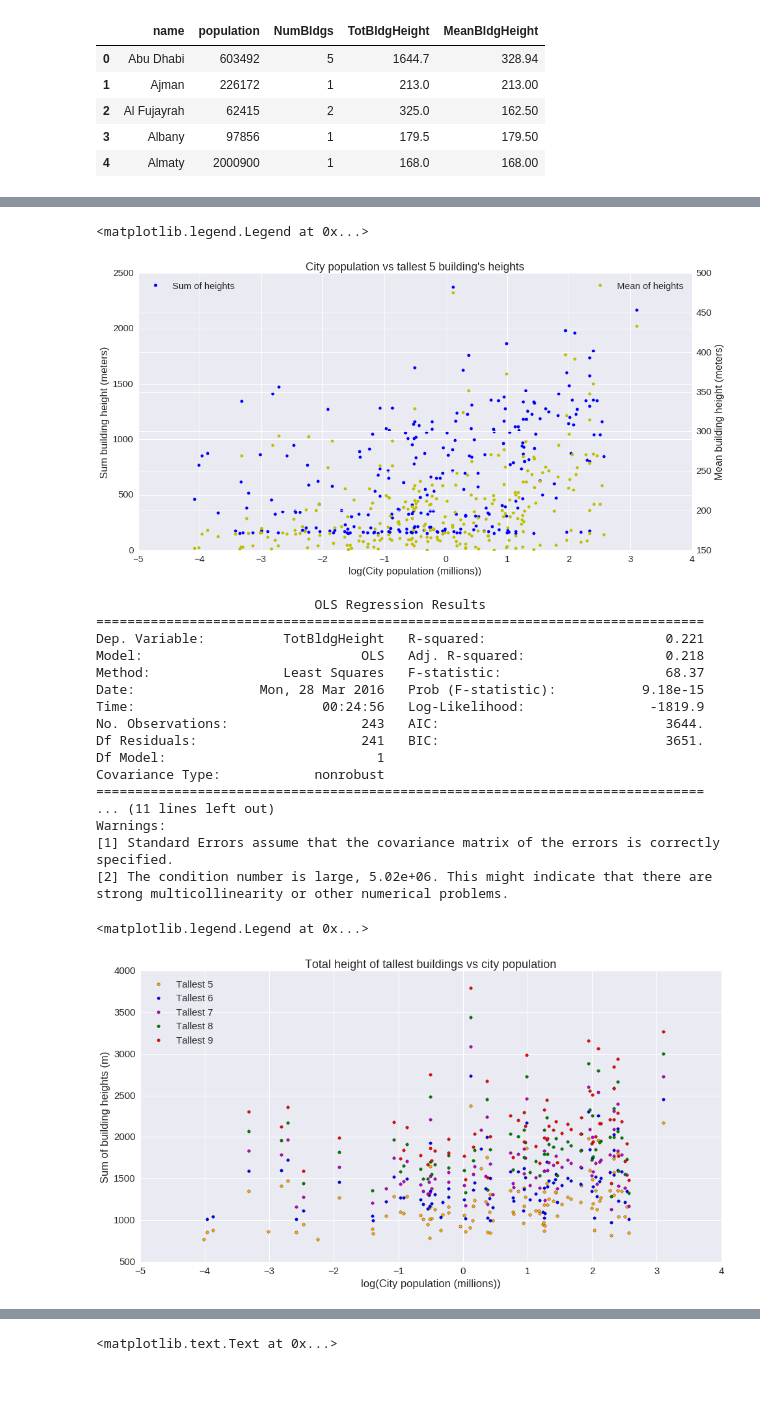
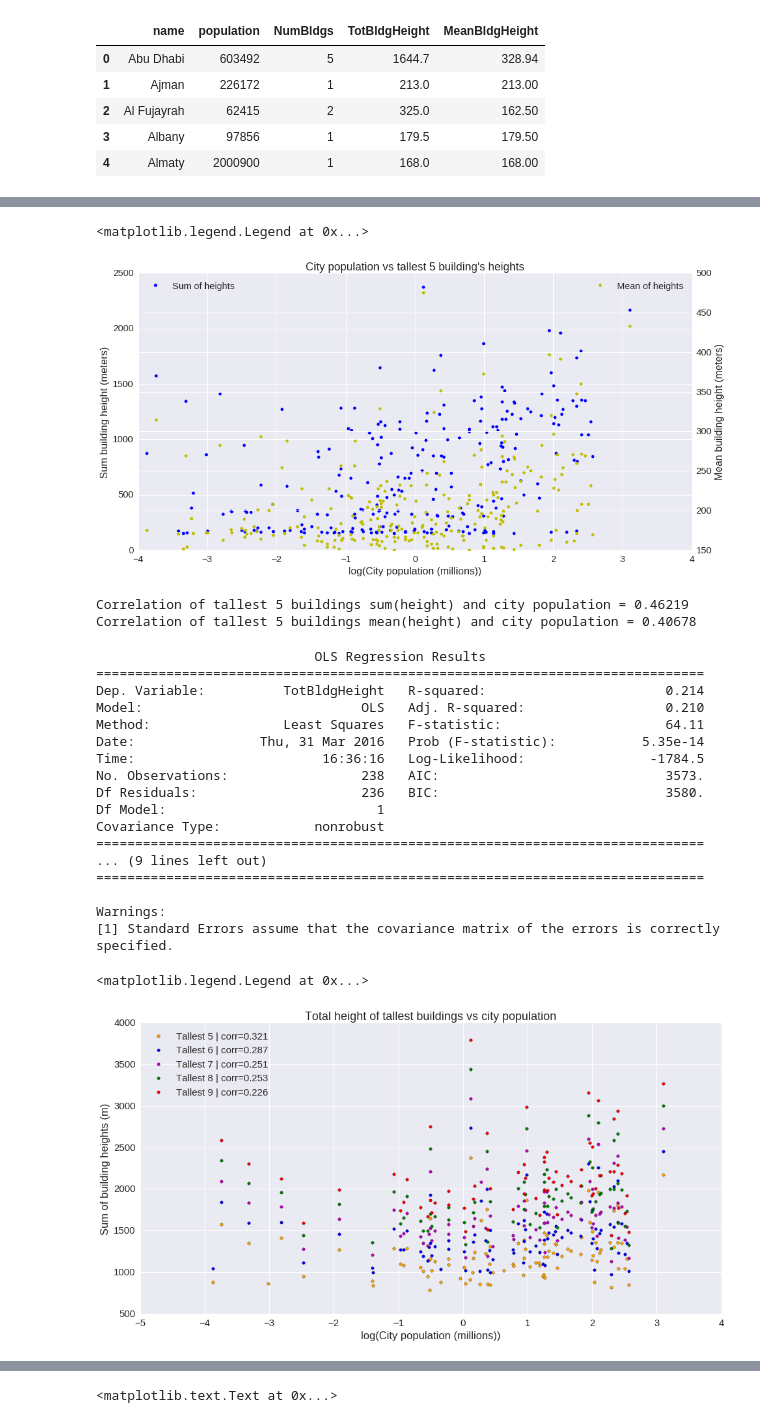
Before and after one commit to afcarl/UrbanSystems, a Jupyter notebook: TallestBuildings/DataClean_Buildings.ipynb, the cells around one changed output, grey strips where cells are left out. Cells and saved outputs as stored; diff of their text form; code cells hidden in the pictures; blank space fills up the shorter version.

```diff
--- a/TallestBuildings/DataClean_Buildings.ipynb
+++ b/TallestBuildings/DataClean_Buildings.ipynb
@@ -317,8 +319,14 @@ max      3329.000000
 Name: Rank, dtype: float64
 # %%
 # select out subset of maybe useful columns and drop records that have missing data
-df_v1 = df_full.loc[:,('Rank', 'Building', 'name', 'Height_m', 'Floors', 'city_lat', 'city_lon', 'lat', 'lon',
-                      'population', 'dem', 'dist_to_city', 'popdens')].dropna()
+# WITH GEOCODED BUILDINGS
+#df_v1 = df_full.loc[:,('Rank', 'Building', 'name', 'Height_m', 'Floors', 'city_lat', 'city_lon', 'lat', 'lon',
+#                      'population', 'dem', 'dist_to_city', 'popdens')].dropna()
+
+# WITHOUT GEOCODED BUILDINGS
+df_v1 = df_full.loc[:,('Rank', 'Building', 'name', 'Height_m', 'Floors', 'city_lat', 'city_lon',
+                      'population', 'dem', 'popdens')].dropna()
+
 df_v1.info()
 # %% [output]
 <class 'pandas.core.frame.DataFrame'>
@@ -342,3 +347,6 @@ memory usage: 347.5+ KB
 # %%
 # dataset to use
 df_v1.to_csv('interim_data/tall_buildings_DB_v0328_withPopDens.csv', index=False, index_label=False, encoding='UTF-8')
+# %%
+df_v1['Floors_int'] = df_v1.Floors.apply(lambda x: None if x=='-' else int(x))
+df_v1.info()
@@ -460,51 +532,61 @@ ax.legend(loc=2)
 ax1.legend(loc=1)
 # %% [output]
 <matplotlib.legend.Legend at 0x...>
-[figure, old version]
+[figure, new version]
+# %%
+# and correlations
+print 'Correlation of tallest 5 buildings sum(height) and city population = {:.5f}'.\
+format(pearson(tallest_5.population, tallest_5.TotBldgHeight)[0])
+print 'Correlation of tallest 5 buildings mean(height) and city population = {:.5f}'.\
+format(pearson(tallest_5.population, tallest_5.MeanBldgHeight)[0])
+# %% [output]
+Correlation of tallest 5 buildings sum(height) and city population = 0.46219
+Correlation of tallest 5 buildings mean(height) and city population = 0.40678
 # %%
-import statsmodels.formula.api as smf
-#reg_tallest = smf.ols(formula='Height_m ~ population', data=np.log(tallest)).fit()
-reg_tallest = smf.ols(formula='TotBldgHeight ~ population', data=tallest_5).fit()
+# and simple bivariate OLS regression
+tallest_5['popM'] = tallest_5.population/1000000
+reg_tallest = smf.ols(formula='TotBldgHeight ~ popM', data=tallest_5).fit()
 print reg_tallest.summary()
 # %% [output]
                             OLS Regression Results
 ==============================================================================
-Dep. Variable:          TotBldgHeight   R-squared:                       0.221
-Model:                            OLS   Adj. R-squared:                  0.218
-Method:                 Least Squares   F-statistic:                     68.37
-Date:                Mon, 28 Mar 2016   Prob (F-statistic):           9.18e-15
-Time:                        00:24:56   Log-Likelihood:                -1819.9
-No. Observations:                 243   AIC:                             3644.
-Df Residuals:                     241   BIC:                             3651.
+Dep. Variable:          TotBldgHeight   R-squared:                       0.214
+Model:                            OLS   Adj. R-squared:                  0.210
+Method:                 Least Squares   F-statistic:                     64.11
+Date:                Thu, 31 Mar 2016   Prob (F-statistic):           5.35e-14
+Time:                        16:36:16   Log-Likelihood:                -1784.5
+No. Observations:                 238   AIC:                             3573.
+Df Residuals:                     236   BIC:                             3580.
 Df Model:                           1
 Covariance Type:            nonrobust
 ==============================================================================
-... (11 lines left out)
+... (9 lines left out)
+==============================================================================
+
 Warnings:
 [1] Standard Errors assume that the covariance matrix of the errors is correctly specified.
-[2] The condition number is large, 5.02e+06. This might indicate that there are
-strong multicollinearity or other numerical problems.
 # %%
 # grab and graph tallest 5-9 iteratively
 
 plt.rcParams.update({'font.size': 14})
 f, ax = plt.subplots(figsize=(16,8))
 ax.set_xlabel('log(City population (millions))')
 ax.set_ylabel('Sum of building heights (m)')
 ax.set_title('Total height of tallest buildings vs city population')
 
 cols = ['orange', 'b', 'm', 'g', 'r']
 
 for i, n in enumerate(range(5, 10, 1)):
     tn = df_v1.groupby(['name', 'population']).head(n).\
     groupby(['name', 'population'])['Height_m'].agg({'sum', 'mean', 'count'})
     tn.rename(columns={'sum': 'TotBldgHeight', 'mean': 'MeanBldgHeight', 'count': 'NumBldgs'}, inplace=True)
     tn.reset_index(inplace=True)
     tn = tn[tn.NumBldgs==n]
+    corr = pearson(tn.population, tn.TotBldgHeight)
     ax.scatter(np.log(tn.population/1000000), tn.TotBldgHeight, c=cols[i],
-           label='Tallest {}'.format(n))
+           label='Tallest {0:} | corr={1:.3f}'.format(n, corr[0]))
 
 ax.legend(loc=2)
 # %% [output]
 <matplotlib.legend.Legend at 0x...>
-[figure, old version]
+[figure, new version]
```
Also changed, not shown: parts of 21 cells of this notebook.
